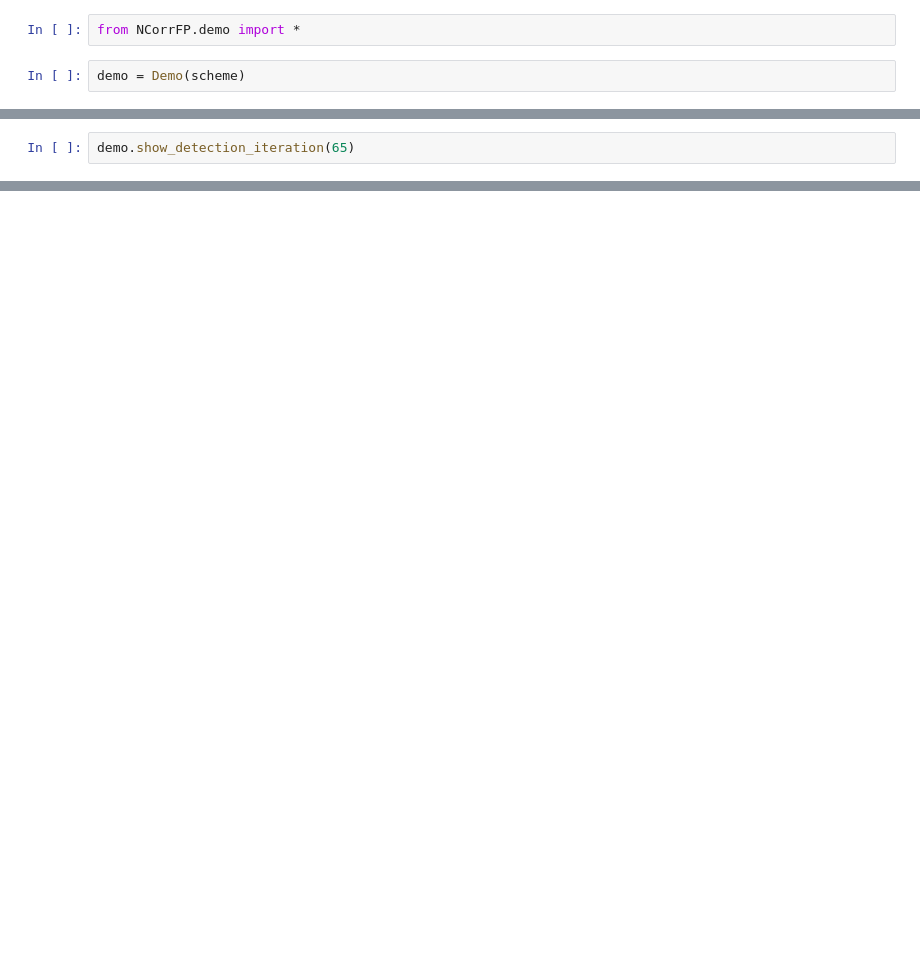
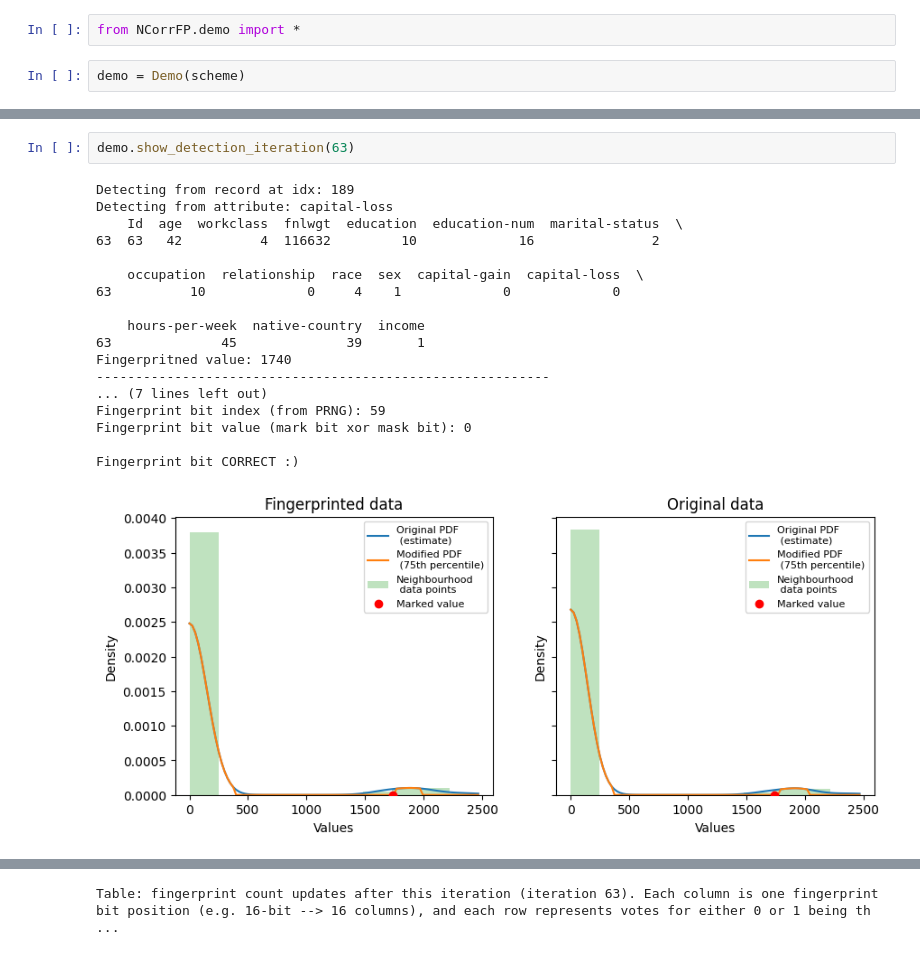
Before and after one commit to tanjascats/NCorr-FP, a Jupyter notebook: adult_pipeline.ipynb, the cells around one changed output, grey strips where cells are left out. Cells and saved outputs as stored; diff of their text form; blank space fills up the shorter version.

```diff
--- a/adult_pipeline.ipynb
+++ b/adult_pipeline.ipynb
@@ -166,2 +177,21 @@ KeyError: 'new_value'
 # %%
-demo.show_detection_iteration(65)
+demo.show_detection_iteration(63)
+# %% [output]
+Detecting from record at idx: 189
+Detecting from attribute: capital-loss
+    Id  age  workclass  fnlwgt  education  education-num  marital-status  \
+63  63   42          4  116632         10             16               2
+
+    occupation  relationship  race  sex  capital-gain  capital-loss  \
+63          10             0     4    1             0             0
+
+    hours-per-week  native-country  income
+63              45              39       1
+Fingerpritned value: 1740
+----------------------------------------------------------
+... (7 lines left out)
+Fingerprint bit index (from PRNG): 59
+Fingerprint bit value (mark bit xor mask bit): 0
+
+Fingerprint bit CORRECT :)
+[figure, added]
@@ -167,0 +199 @@ demo.show_detection_iteration(65)
+Table: fingerprint count updates after this iteration (iteration 63). Each column is one fingerprint bit position (e.g. 16-bit --> 16 columns), and each row represents votes for either 0 or 1 being th ...
```
Also changed, not shown: parts of 23 cells of this notebook, 6 other files.
